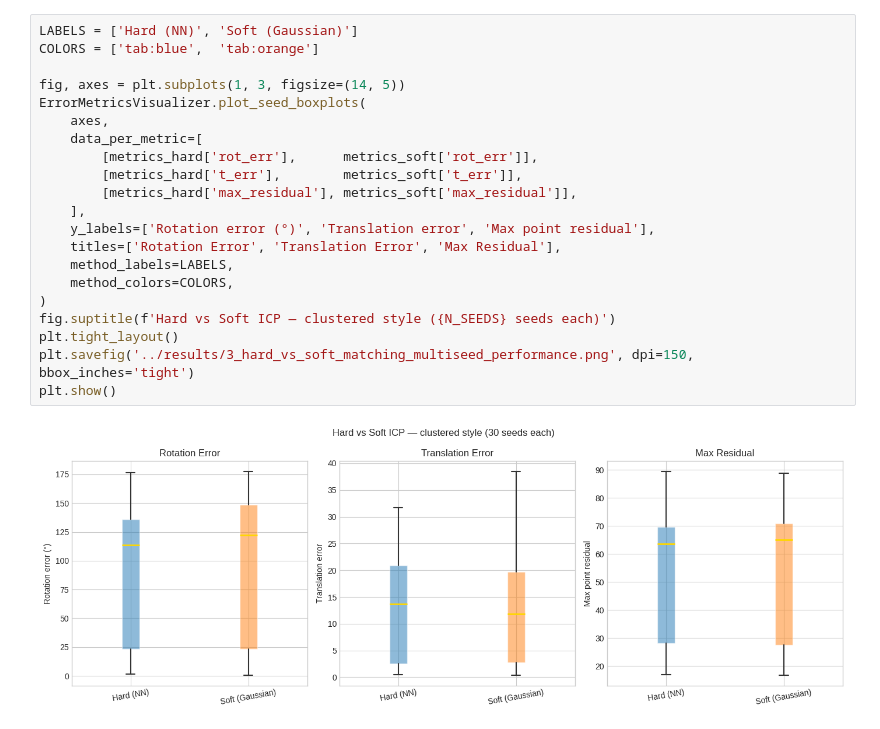
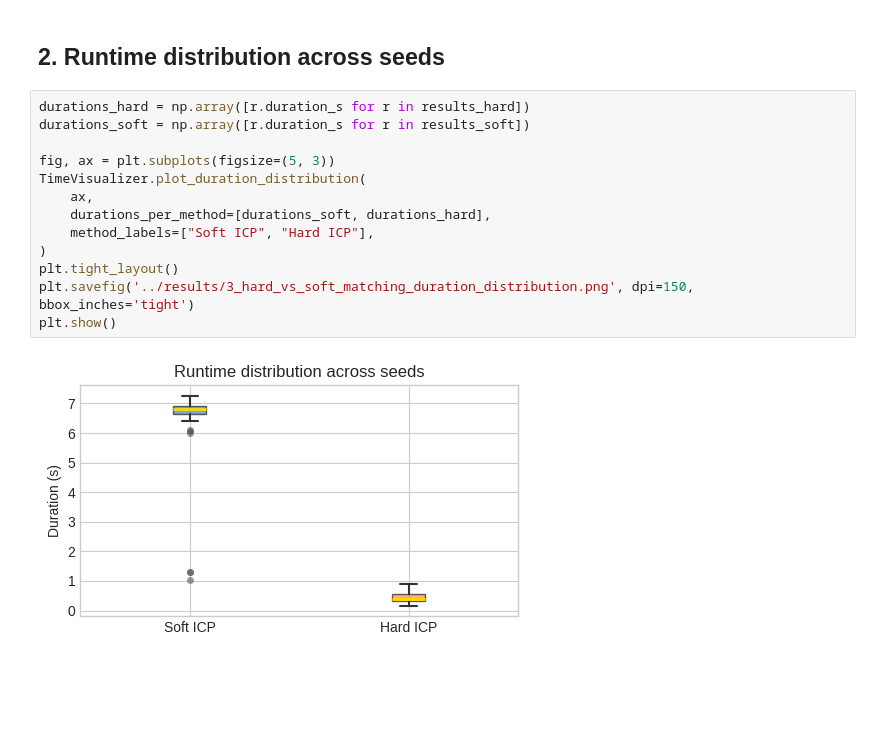
Before and after one commit to AdrianDegenkolb/TransformationRecovery, a Jupyter notebook: notebooks/3_hard_vs_soft_matching.ipynb, the cells around one changed output. Drawn from its saved outputs; the diff is of its cells as text; blank space fills up the shorter version.

```diff
--- a/notebooks/3_hard_vs_soft_matching.ipynb
+++ b/notebooks/3_hard_vs_soft_matching.ipynb
@@ -115,23 +66,17 @@ metrics_soft = run_seeds(
-# %%
-LABELS = ['Hard (NN)', 'Soft (Gaussian)']
-COLORS = ['tab:blue',  'tab:orange']
-
-fig, axes = plt.subplots(1, 3, figsize=(14, 5))
-ErrorMetricsVisualizer.plot_seed_boxplots(
-    axes,
-    data_per_metric=[
-        [metrics_hard['rot_err'],      metrics_soft['rot_err']],
-        [metrics_hard['t_err'],        metrics_soft['t_err']],
-        [metrics_hard['max_residual'], metrics_soft['max_residual']],
-    ],
-    y_labels=['Rotation error (°)', 'Translation error', 'Max point residual'],
-    titles=['Rotation Error', 'Translation Error', 'Max Residual'],
-    method_labels=LABELS,
-    method_colors=COLORS,
-)
-fig.suptitle(f'Hard vs Soft ICP — clustered style ({N_SEEDS} seeds each)')
-plt.tight_layout()
-plt.savefig('../results/3_hard_vs_soft_matching_multiseed_performance.png', dpi=150, bbox_inches='tight')
-plt.show()
-# %% [output]
-[figure, removed]
+# %% [markdown]
+## 2. Runtime distribution across seeds
+# %%
+durations_hard = np.array([r.duration_s for r in results_hard])
+durations_soft = np.array([r.duration_s for r in results_soft])
+
+fig, ax = plt.subplots(figsize=(5, 3))
+TimeVisualizer.plot_duration_distribution(
+    ax,
+    durations_per_method=[durations_soft, durations_hard],
+    method_labels=["Soft ICP", "Hard ICP"],
+)
+plt.tight_layout()
+plt.savefig('../results/3_hard_vs_soft_matching_duration_distribution.png', dpi=150, bbox_inches='tight')
+plt.show()
+# %% [output]
+[figure, added]
```
Also changed, not shown: parts of 7 cells of this notebook.
